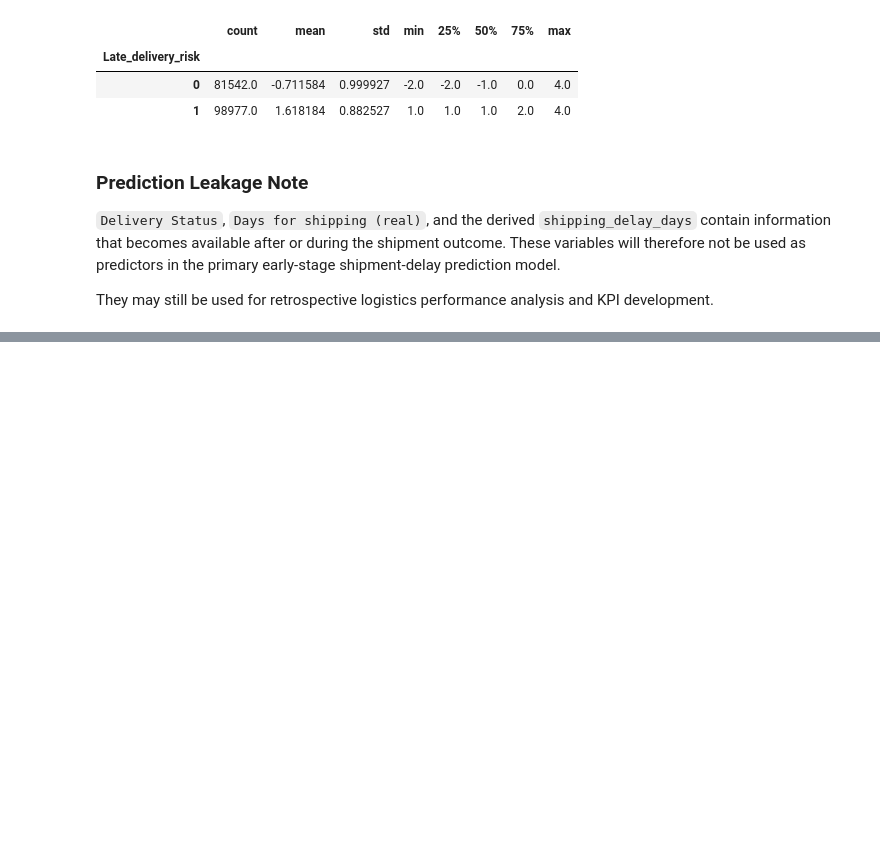
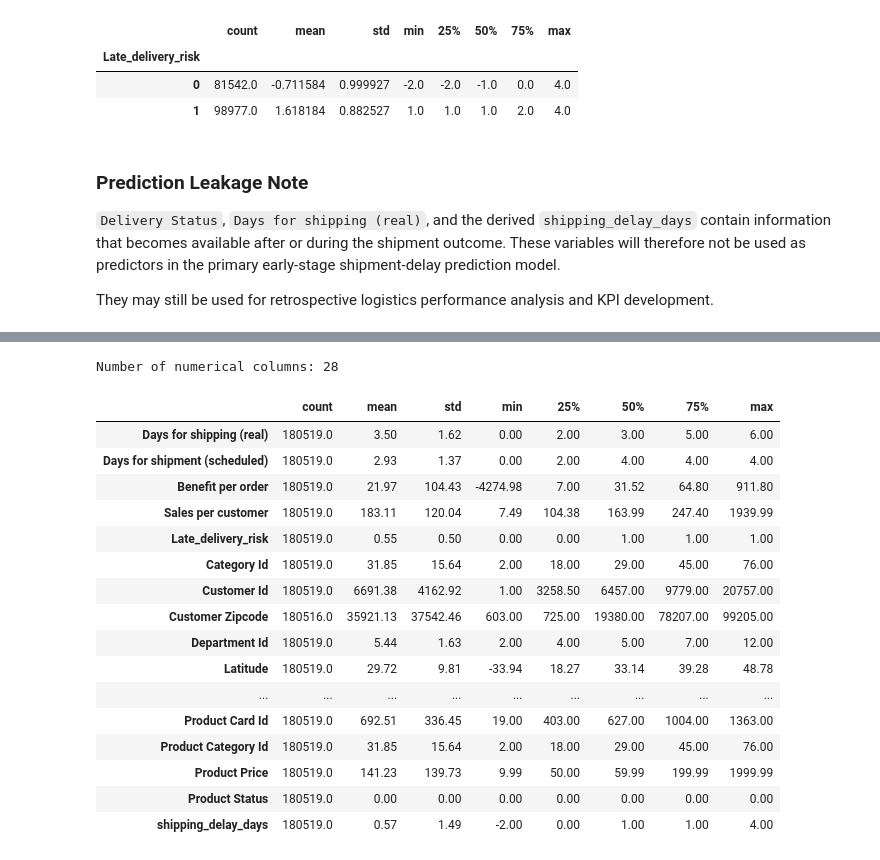
Before and after one commit to divyamohan6388-droid/Logistics-Analytics-Shipment-Delay-Prediction, a Jupyter notebook: notebooks/01_data_understanding.ipynb, the cells around one changed output, grey strips where cells are left out. Cells and saved outputs as stored; diff of their text form; code cells hidden in the pictures; blank space fills up the shorter version.

Commit message:
finished data cleaning

```diff
--- a/notebooks/01_data_understanding.ipynb
+++ b/notebooks/01_data_understanding.ipynb
@@ -628,0 +762,31 @@ They may still be used for retrospective logistics performance analysis and KPI
+# %%
+# Inspect numerical columns
+
+numeric_columns = df_clean.select_dtypes(
+    include="number"
+).columns
+
+print("Number of numerical columns:", len(numeric_columns))
+
+display(
+    df_clean[numeric_columns].describe().T.round(2)
+)
+# %% [output]
+Number of numerical columns: 28
+|  | count | mean | std | min | 25% | 50% | 75% | max |
+| Days for shipping (real) | 180519.0 | 3.50 | 1.62 | 0.00 | 2.00 | 3.00 | 5.00 | 6.00 |
+| Days for shipment (scheduled) | 180519.0 | 2.93 | 1.37 | 0.00 | 2.00 | 4.00 | 4.00 | 4.00 |
+| Benefit per order | 180519.0 | 21.97 | 104.43 | -4274.98 | 7.00 | 31.52 | 64.80 | 911.80 |
+| Sales per customer | 180519.0 | 183.11 | 120.04 | 7.49 | 104.38 | 163.99 | 247.40 | 1939.99 |
+| Late_delivery_risk | 180519.0 | 0.55 | 0.50 | 0.00 | 0.00 | 1.00 | 1.00 | 1.00 |
+| Category Id | 180519.0 | 31.85 | 15.64 | 2.00 | 18.00 | 29.00 | 45.00 | 76.00 |
+| Customer Id | 180519.0 | 6691.38 | 4162.92 | 1.00 | 3258.50 | 6457.00 | 9779.00 | 20757.00 |
+| Customer Zipcode | 180516.0 | 35921.13 | 37542.46 | 603.00 | 725.00 | 19380.00 | 78207.00 | 99205.00 |
+| Department Id | 180519.0 | 5.44 | 1.63 | 2.00 | 4.00 | 5.00 | 7.00 | 12.00 |
+| Latitude | 180519.0 | 29.72 | 9.81 | -33.94 | 18.27 | 33.14 | 39.28 | 48.78 |
+| ... | ... | ... | ... | ... | ... | ... | ... | ... |
+| Product Card Id | 180519.0 | 692.51 | 336.45 | 19.00 | 403.00 | 627.00 | 1004.00 | 1363.00 |
+| Product Category Id | 180519.0 | 31.85 | 15.64 | 2.00 | 18.00 | 29.00 | 45.00 | 76.00 |
+| Product Price | 180519.0 | 141.23 | 139.73 | 9.99 | 50.00 | 59.99 | 199.99 | 1999.99 |
+| Product Status | 180519.0 | 0.00 | 0.00 | 0.00 | 0.00 | 0.00 | 0.00 | 0.00 |
+| shipping_delay_days | 180519.0 | 0.57 | 1.49 | -2.00 | 0.00 | 1.00 | 1.00 | 4.00 |
```
Also changed, not shown: parts of 13 cells of this notebook.
